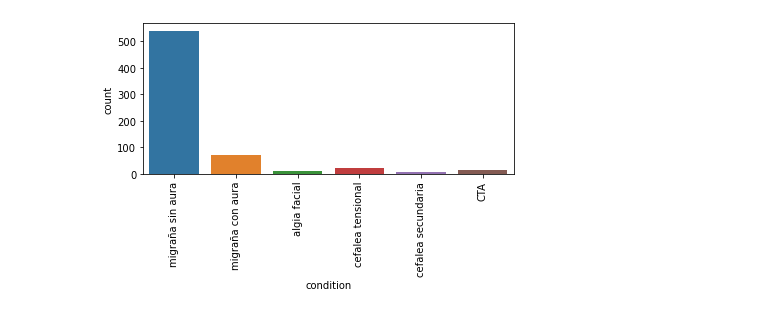
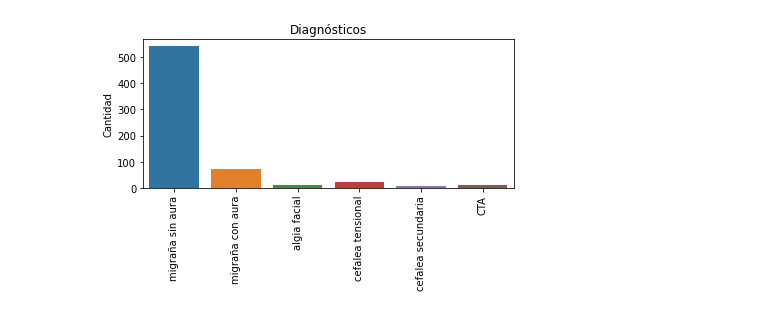
Before and after one commit to Laouen/PhD_entelai_predoc, a Jupyter notebook: notebooks/dataset_demografy.ipynb, the cells around one changed output. Drawn from its saved outputs; the diff is of its cells as text; code cells hidden in the pictures.

```diff
--- a/notebooks/dataset_demografy.ipynb
+++ b/notebooks/dataset_demografy.ipynb
@@ -7,2 +94,2 @@ import pickle
 # %%
-df = pd.read_csv('../processed_df.csv', sep=';')
+df = pd.read_csv('../Migrañas_vs_otras/execution_state/data_preprocess/output/processed_data.csv', sep=';')
@@ -59,9 +186,12 @@ for feature, group in categorical_features.groupby('feature'):
 # %%
-sns.countplot(df['condition'])
+sns.countplot(x=df['condition'])
+plt.ylabel('Cantidad')
+plt.xlabel('')
+plt.title('Diagnósticos')
 plt.xticks(rotation=90)
 plt.tight_layout()
-plt.savefig('./classes_distribution.png')
+plt.savefig('./images/condition_distributions.png')
 plt.show()
 # %% [output]
-[figure, old version]
+[figure, new version]
 # %%
```
Also changed, not shown: parts of 9 cells of this notebook, 5 other files.
